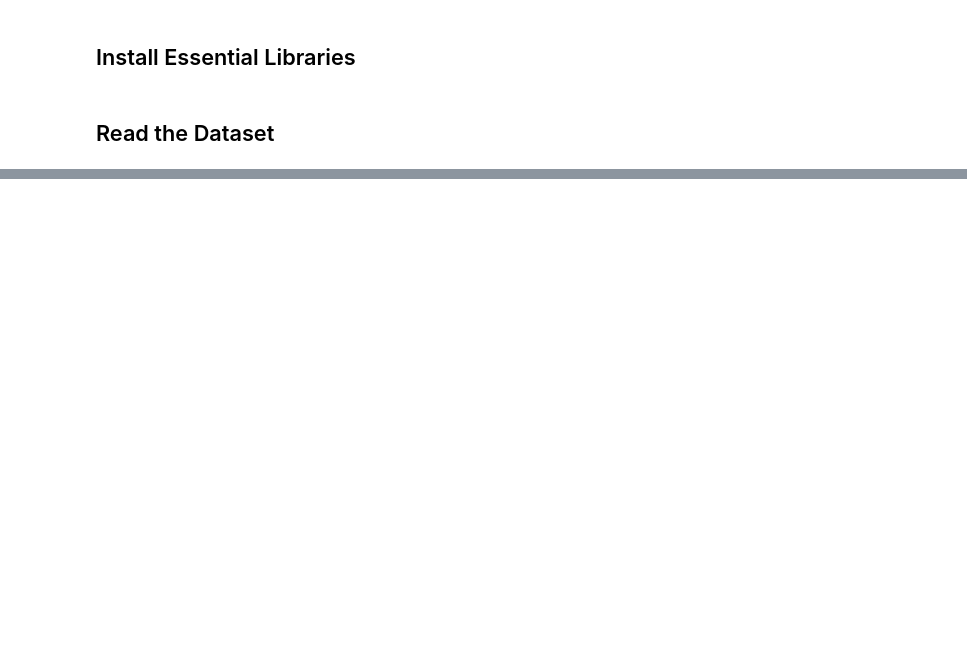
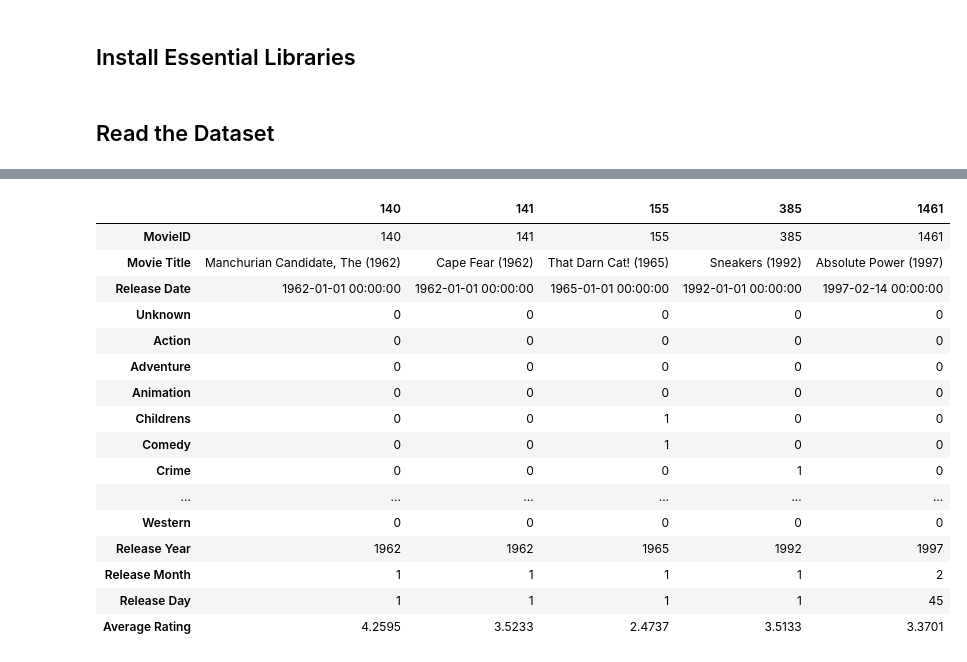
Before and after one commit to mojtabaSefidi/Small-GNN-Based-Projects, a Jupyter notebook: MLG_Final_Project_100k_simulator.ipynb, the cells around one changed output, grey strips where cells are left out. Saved outputs shown, nothing was run; the diff lists cells and outputs as text; code cells hidden in the pictures; blank space fills up the shorter version.

```diff
--- a/MLG_Final_Project_100k_simulator.ipynb
+++ b/MLG_Final_Project_100k_simulator.ipynb
@@ -801,0 +849,20 @@ recommended_film
+# %%
+predicted_dfs[3]
+# %% [output]
+|  | 140 | 141 | 155 | 385 | 1461 |
+| MovieID | 140 | 141 | 155 | 385 | 1461 |
+| Movie Title | Manchurian Candidate, The (1962) | Cape Fear (1962) | That Darn Cat! (1965) | Sneakers (1992) | Absolute Power (1997) |
+| Release Date | 1962-01-01 00:00:00 | 1962-01-01 00:00:00 | 1965-01-01 00:00:00 | 1992-01-01 00:00:00 | 1997-02-14 00:00:00 |
+| Unknown | 0 | 0 | 0 | 0 | 0 |
+| Action | 0 | 0 | 0 | 0 | 0 |
+| Adventure | 0 | 0 | 0 | 0 | 0 |
+| Animation | 0 | 0 | 0 | 0 | 0 |
+| Childrens | 0 | 0 | 1 | 0 | 0 |
+| Comedy | 0 | 0 | 1 | 0 | 0 |
+| Crime | 0 | 0 | 0 | 1 | 0 |
+| ... | ... | ... | ... | ... | ... |
+| Western | 0 | 0 | 0 | 0 | 0 |
+| Release Year | 1962 | 1962 | 1965 | 1992 | 1997 |
+| Release Month | 1 | 1 | 1 | 1 | 2 |
+| Release Day | 1 | 1 | 1 | 1 | 45 |
+| Average Rating | 4.2595 | 3.5233 | 2.4737 | 3.5133 | 3.3701 |
```
Also changed, not shown: parts of 9 cells of this notebook.
